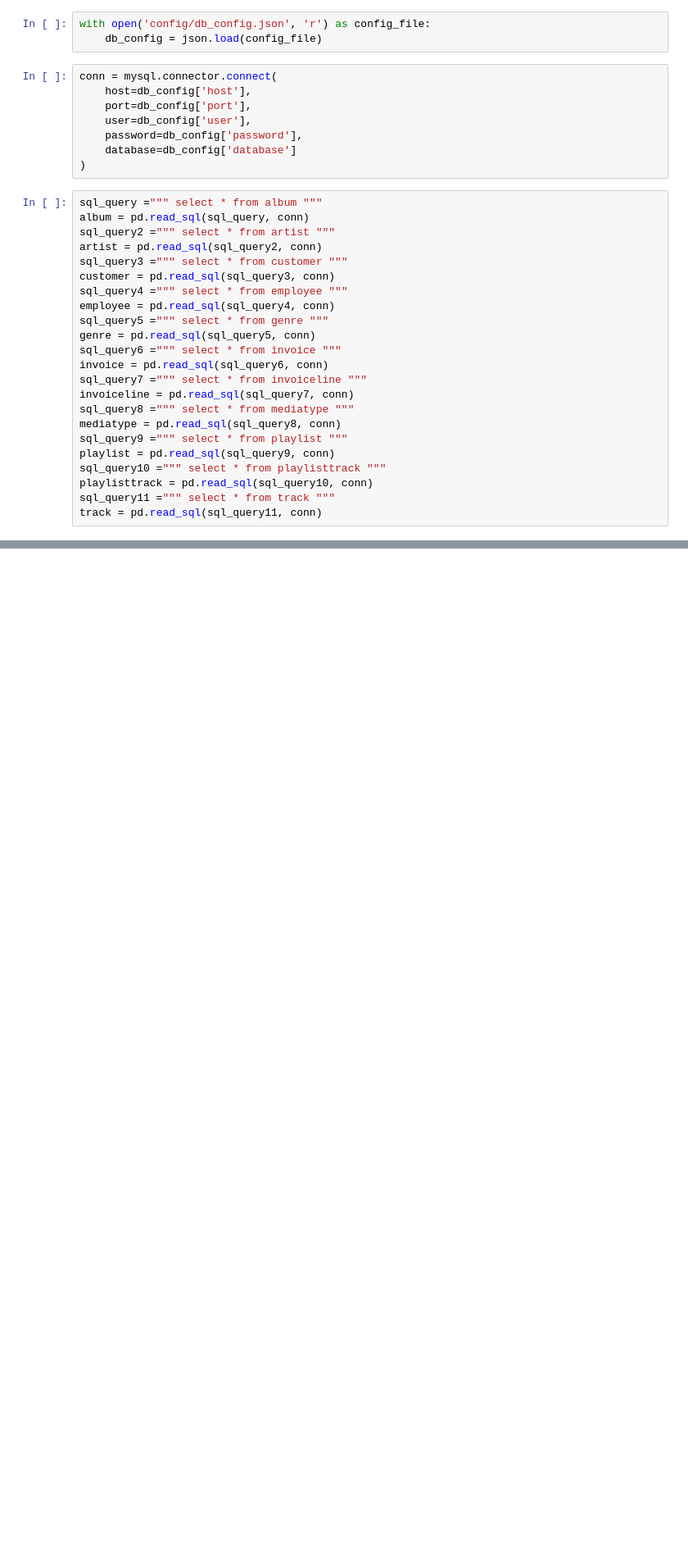
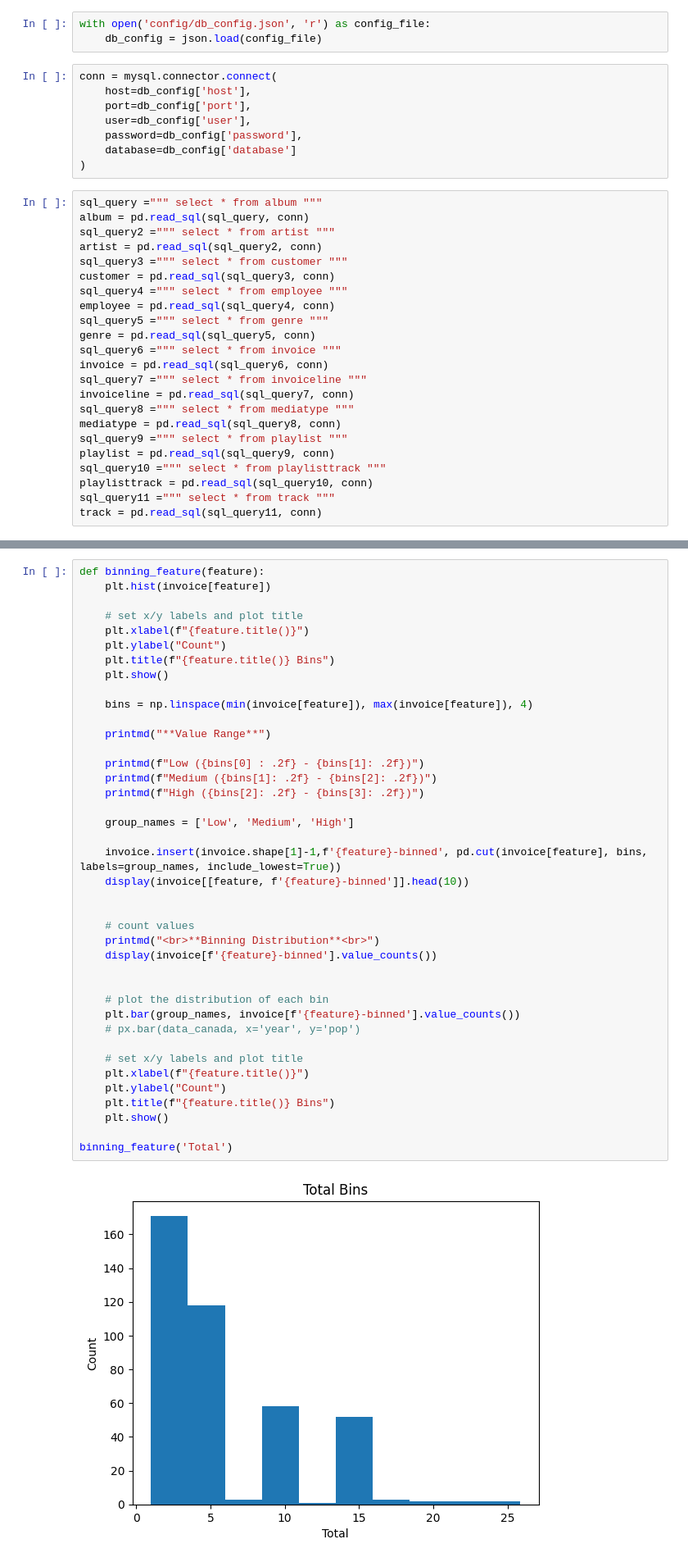
Before and after one commit to fahosseini79/Chinook_project, a Jupyter notebook: Final.ipynb, the cells around one changed output, grey strips where cells are left out. Shown at 82% size. Drawn from its saved outputs; the diff is of its cells as text; blank space fills up the shorter version.

```diff
--- a/Final.ipynb
+++ b/Final.ipynb
@@ -54,0 +219,42 @@ track = pd.read_sql(sql_query11, conn)
+# %%
+def binning_feature(feature):
+    plt.hist(invoice[feature])
+
+    # set x/y labels and plot title
+    plt.xlabel(f"{feature.title()}")
+    plt.ylabel("Count")
+    plt.title(f"{feature.title()} Bins")
+    plt.show()
+
+    bins = np.linspace(min(invoice[feature]), max(invoice[feature]), 4)
+
+    printmd("**Value Range**")
+
+    printmd(f"Low ({bins[0] : .2f} - {bins[1]: .2f})")
+    printmd(f"Medium ({bins[1]: .2f} - {bins[2]: .2f})")
+    printmd(f"High ({bins[2]: .2f} - {bins[3]: .2f})")
+
+    group_names = ['Low', 'Medium', 'High']
+
+    invoice.insert(invoice.shape[1]-1,f'{feature}-binned', pd.cut(invoice[feature], bins, labels=group_names, include_lowest=True))
+    display(invoice[[feature, f'{feature}-binned']].head(10))
+
+
+    # count values
+    printmd("<br>**Binning Distribution**<br>")
+    display(invoice[f'{feature}-binned'].value_counts())
+
+
+    # plot the distribution of each bin
+    plt.bar(group_names, invoice[f'{feature}-binned'].value_counts())
+    # px.bar(data_canada, x='year', y='pop')
+
+    # set x/y labels and plot title
+    plt.xlabel(f"{feature.title()}")
+    plt.ylabel("Count")
+    plt.title(f"{feature.title()} Bins")
+    plt.show()
+
+binning_feature('Total')
+# %% [output]
+[figure, added]
```
Also changed, not shown: parts of 6 cells of this notebook.
